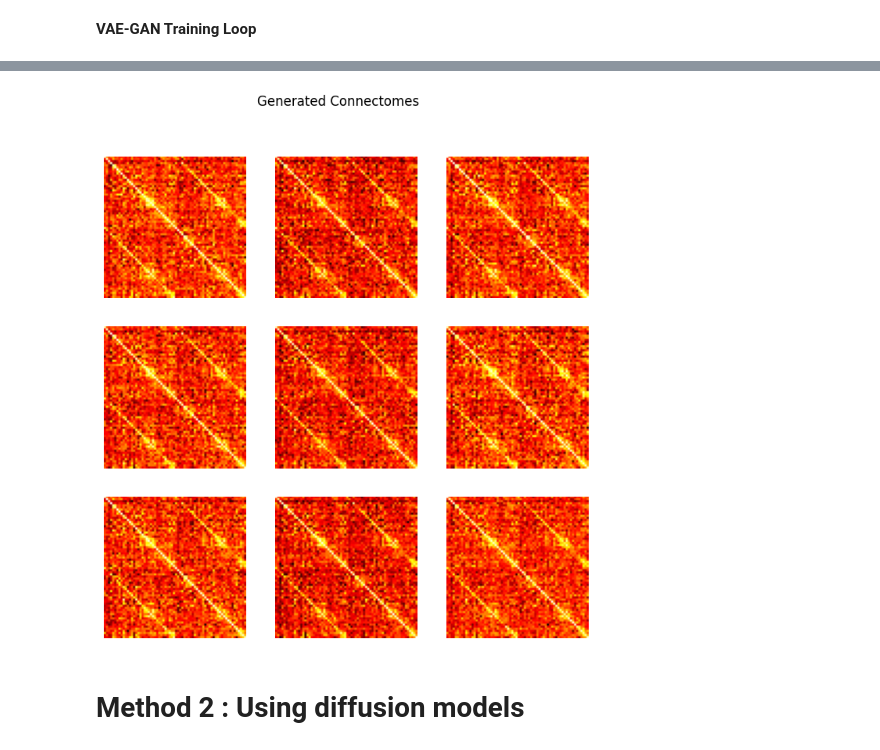
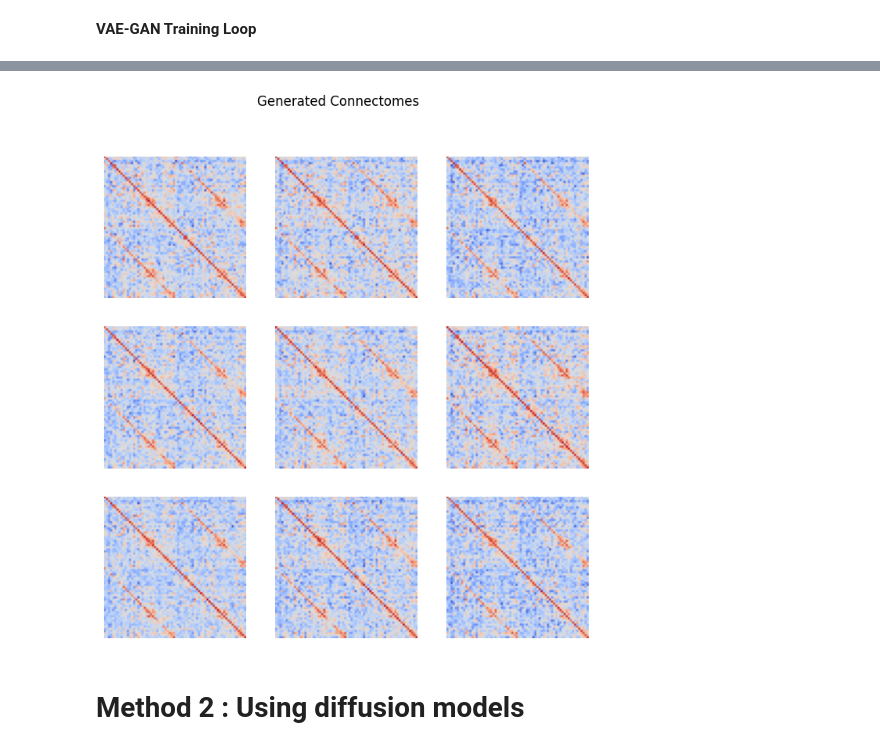
Before and after one commit to GuillaumeLombard/EA-Deep-Learning-Neurosciences, a Jupyter notebook: Augmentation.ipynb, the cells around one changed output, grey strips where cells are left out. Drawn from its saved outputs; the diff is of its cells as text; code cells hidden in the pictures.

```diff
--- a/Augmentation.ipynb
+++ b/Augmentation.ipynb
@@ -432,16 +432,16 @@ Epoch [99/100], VAE Loss: 0.05473680421710014, GAN Loss: 0.8979579210281372
 # %%
 z = torch.randn(9, latent_dim)  # Sample random latent vectors
 generated_images = decoder(z).detach().cpu().numpy()  # Generate images
 generated_images = np.reshape(generated_images, (-1, 68, 68))  # Reshape
 
 
 fig, axes = plt.subplots(3, 3, figsize=(8, 8))
 for i, ax in enumerate(axes.flat):
-    ax.imshow(generated_images[i], cmap="hot")  # Use 'hot' colormap for connectivity
+    ax.imshow(generated_images[i], cmap="coolwarm")
     ax.axis("off")
 plt.suptitle("Generated Connectomes")
 plt.show()
 # %% [output]
-[figure, old version]
+[figure, new version]
 # %% [markdown]
 # Method 2 : Using diffusion models
```
Also changed, not shown: parts of 1 cell of this notebook.
